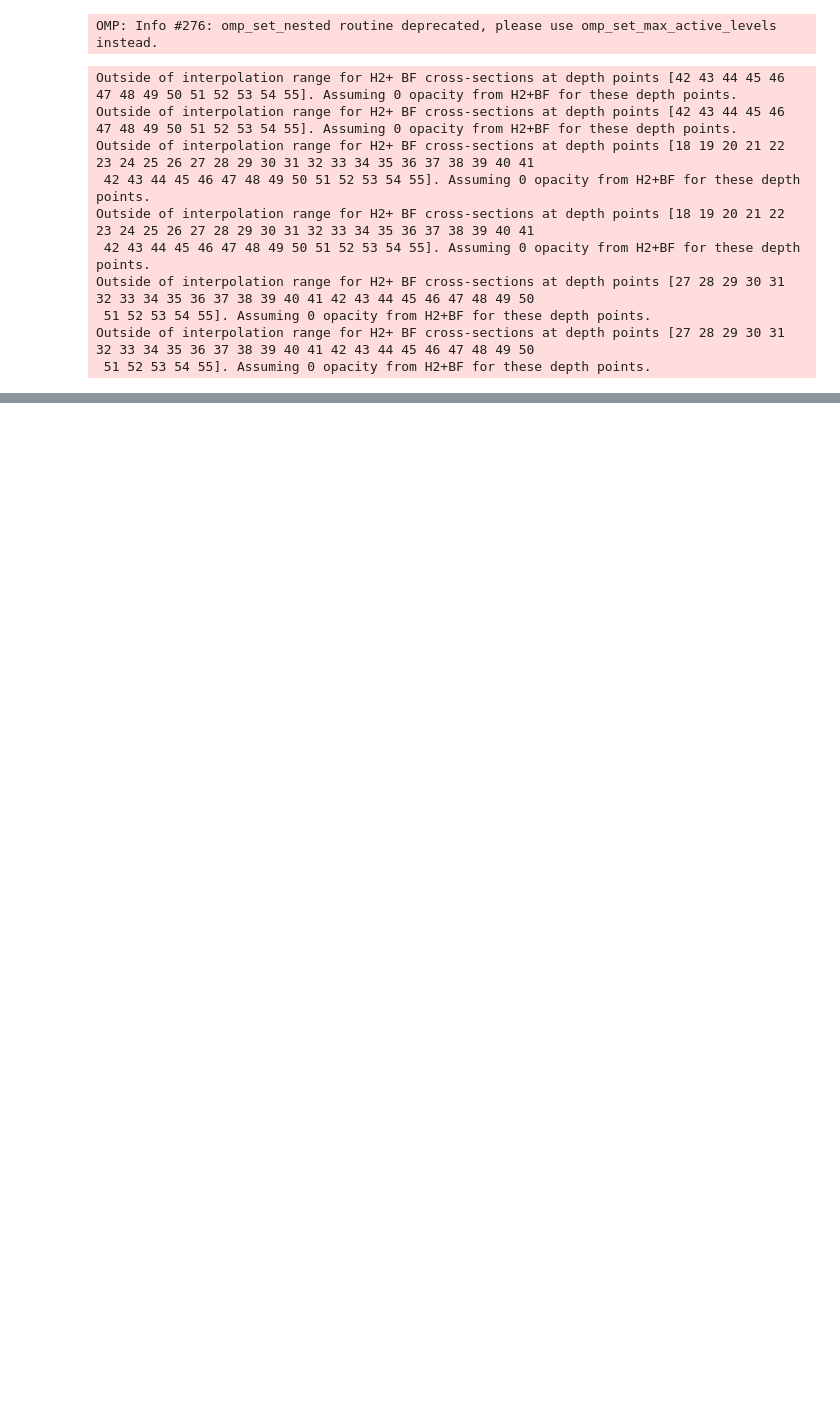
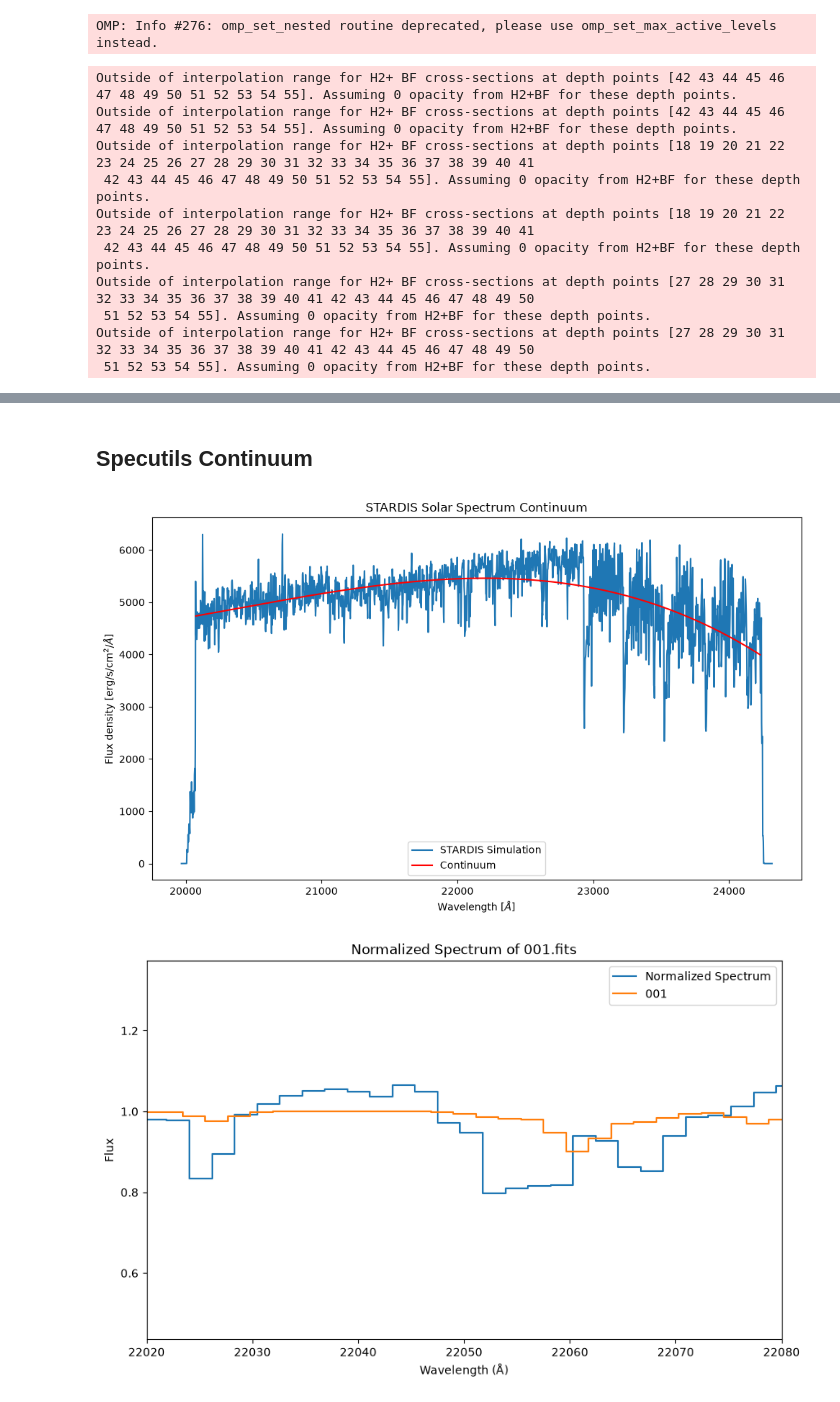
Before and after one commit to Keshavj-07/first_proj, a Jupyter notebook: scripts/NSC.ipynb, the cells around one changed output, grey strips where cells are left out. Drawn from its saved outputs; the diff is of its cells as text; code cells hidden in the pictures; blank space fills up the shorter version.

```diff
--- a/scripts/NSC.ipynb
+++ b/scripts/NSC.ipynb
@@ -244,0 +154,38 @@ No.    Name      Ver    Type      Cards   Dimensions   Format
+# %% [markdown]
+## Specutils Continuum
+# %%
+from specutils import Spectrum1D
+from specutils.fitting import fit_generic_continuum
+
+fit_mask = (
+    (wavelength >= 20075 * u.AA) & (wavelength <= 24230 * u.AA)
+)
+fit_wavelength = wavelength[fit_mask]
+fit_flux = hdulist[0].data[fit_mask] * u.dimensionless_unscaled
+# Convert the spectrum into one variable
+spec = Spectrum1D(
+    flux=fit_flux,
+    spectral_axis=fit_wavelength,
+)
+# Fit the continuum to the variable
+s_fit = fit_generic_continuum(spec)
+# retrieve the fitted continuum values
+y_fit = s_fit(spec.spectral_axis)
+# plot the original spectrum and the fitted continuum
+continuum_visualizer(
+    wavelength, hdulist[0].data, spec.spectral_axis, y_fit
+)
+# Normalize the spectrum
+spec_norm = spec / y_fit * 1
+plt.figure(figsize=(10, 6))
+plt.plot(spec.spectral_axis, spec_norm.flux, label="Normalized Spectrum", drawstyle="steps")
+plt.plot(sim_001_lambdas,sim_001_conv,label="001", drawstyle="steps")
+plt.xlabel("Wavelength (Å)")
+plt.ylabel("Flux")
+plt.xlim(22020,22080)
+plt.title("Normalized Spectrum of 001.fits")
+plt.legend()
+plt.show()
+# %% [output]
+[figure, added]
+[figure, added]
```
Also changed, not shown: parts of 18 cells of this notebook, 31 other files.
